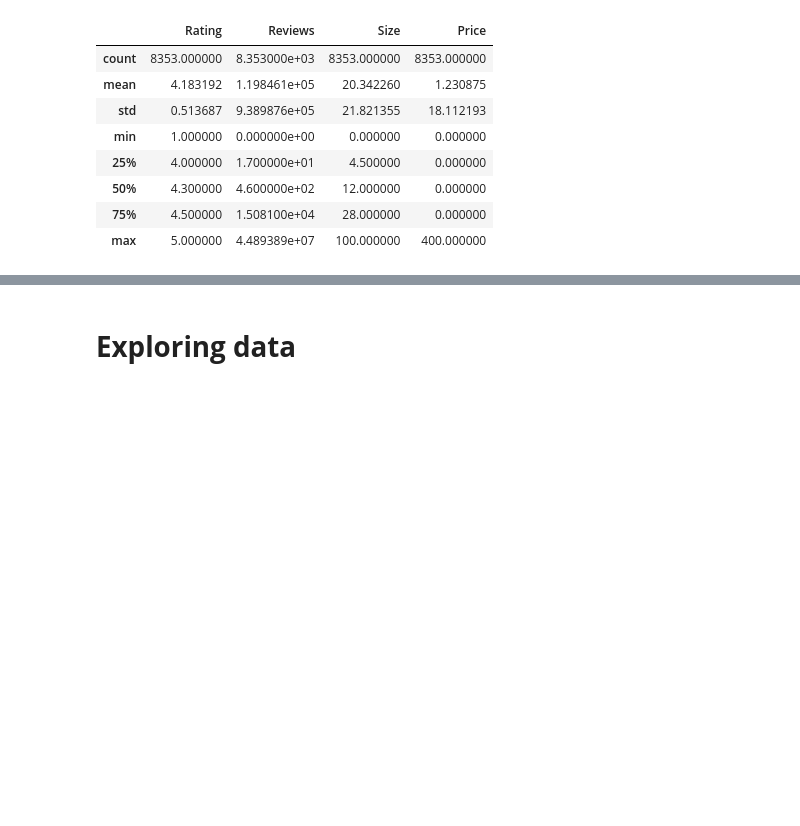
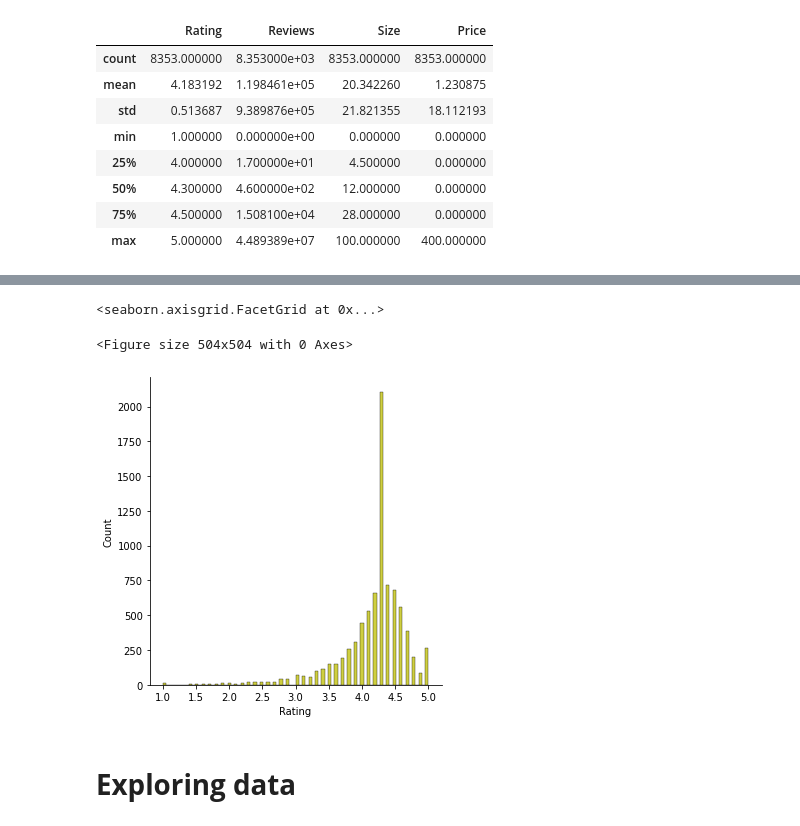
Before and after one commit to anasabbad/Play-Store-App-Review-Analysis--EDA-Capstone, a Jupyter notebook: Play_Store_App_Review_Analysis_Capstone_Project.ipynb, the cells around one changed output, grey strips where cells are left out. Drawn from its saved outputs; the diff is of its cells as text; code cells hidden in the pictures; blank space fills up the shorter version.

```diff
--- a/Play_Store_App_Review_Analysis_Capstone_Project.ipynb
+++ b/Play_Store_App_Review_Analysis_Capstone_Project.ipynb
@@ -421,6 +398,13 @@ data.describe(include='all')
 | 50% | NaN | NaN | 4.300000 | 4.600000e+02 | 12.000000 | NaN | NaN | 0.000000 | NaN | NaN | ... |
 | 75% | NaN | NaN | 4.500000 | 1.508100e+04 | 28.000000 | NaN | NaN | 0.000000 | NaN | NaN | ... |
 | max | NaN | NaN | 5.000000 | 4.489389e+07 | 100.000000 | NaN | NaN | 400.000000 | NaN | NaN | ... |
+# %%
+plt.figure(figsize=(7,7))
+sns.displot(data['Rating'],color="y")
+# %% [output]
+<seaborn.axisgrid.FacetGrid at 0x...>
+<Figure size 504x504 with 0 Axes>
+[figure, added]
 # %% [markdown]
 # **Exploring data**
 # %%
```
Also changed, not shown: parts of 13 cells of this notebook.
